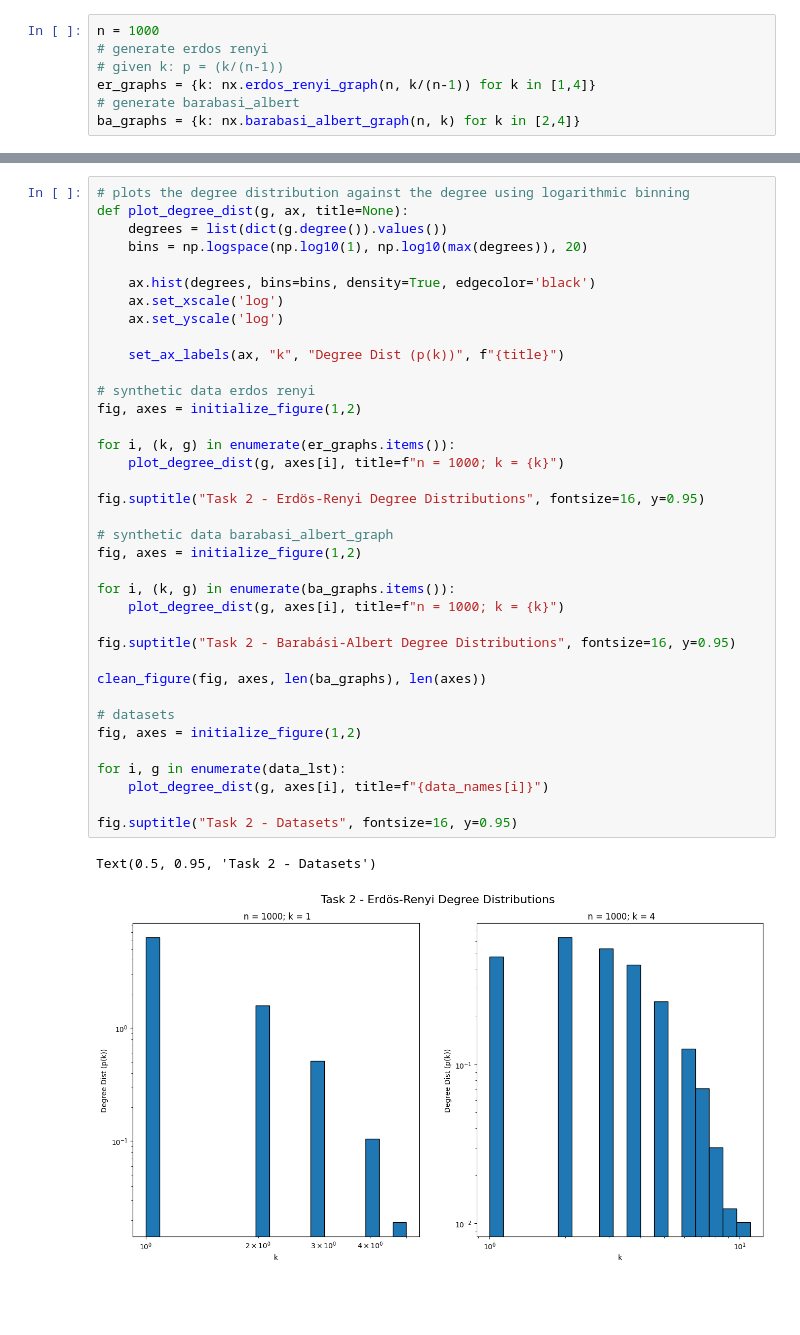
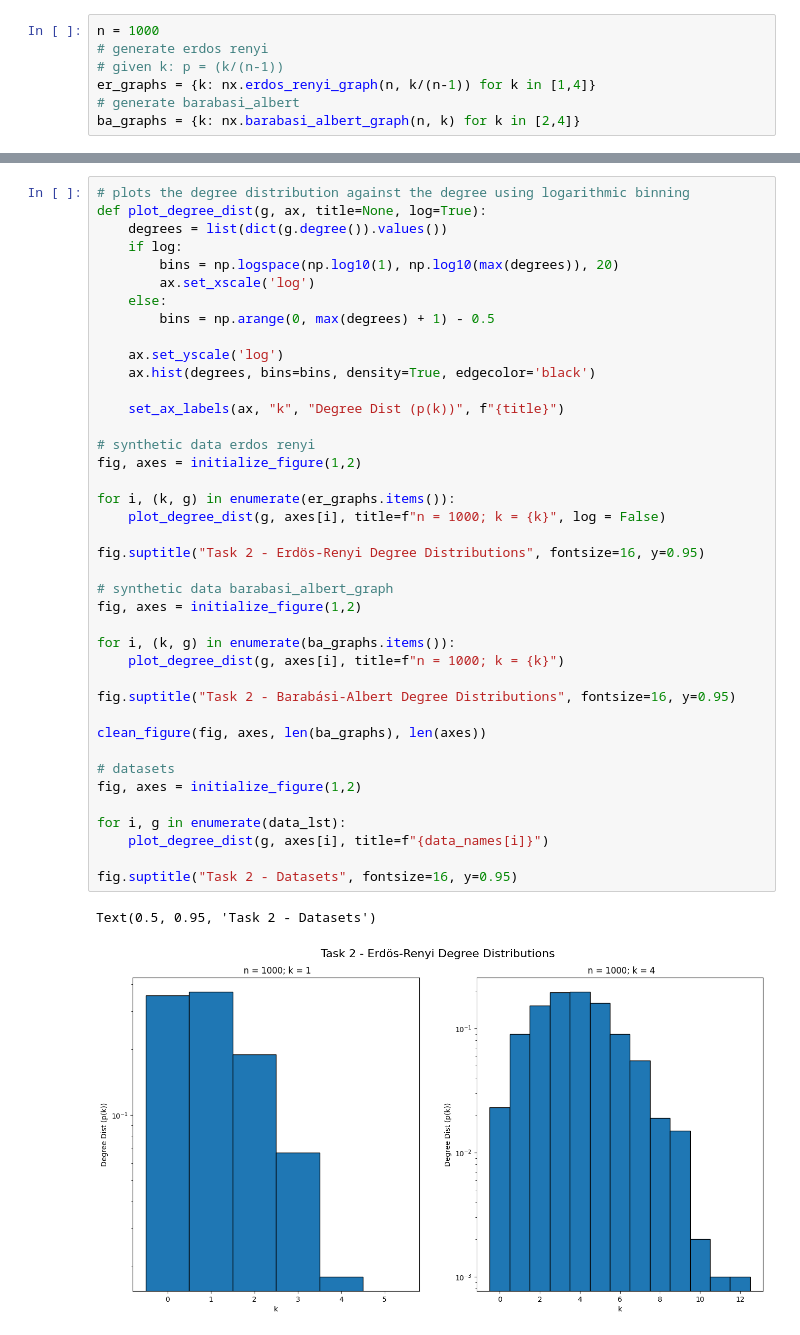
Before and after one commit to eliaswjmuller/HS24_NetworkScience, a Jupyter notebook: A7/HS24_NS_A7_Solutions_Elias_Müller.ipynb, the cells around one changed output, grey strips where cells are left out. Saved outputs shown, nothing was run; the diff lists cells and outputs as text; blank space fills up the shorter version.

```diff
--- a/A7/HS24_NS_A7_Solutions_Elias_Müller.ipynb
+++ b/A7/HS24_NS_A7_Solutions_Elias_Müller.ipynb
@@ -53,40 +57,43 @@ datasets
 # %%
 # plots the degree distribution against the degree using logarithmic binning
-def plot_degree_dist(g, ax, title=None):
+def plot_degree_dist(g, ax, title=None, log=True):
     degrees = list(dict(g.degree()).values())
-    bins = np.logspace(np.log10(1), np.log10(max(degrees)), 20)
+    if log:
+        bins = np.logspace(np.log10(1), np.log10(max(degrees)), 20)
+        ax.set_xscale('log')
+    else:
+        bins = np.arange(0, max(degrees) + 1) - 0.5
 
+    ax.set_yscale('log')
     ax.hist(degrees, bins=bins, density=True, edgecolor='black')
-    ax.set_xscale('log')
-    ax.set_yscale('log')
 
     set_ax_labels(ax, "k", "Degree Dist (p(k))", f"{title}")
 
 # synthetic data erdos renyi
 fig, axes = initialize_figure(1,2)
 
 for i, (k, g) in enumerate(er_graphs.items()):
-    plot_degree_dist(g, axes[i], title=f"n = 1000; k = {k}")
+    plot_degree_dist(g, axes[i], title=f"n = 1000; k = {k}", log = False)
 
 fig.suptitle("Task 2 - Erdös-Renyi Degree Distributions", fontsize=16, y=0.95)
 
 # synthetic data barabasi_albert_graph
 fig, axes = initialize_figure(1,2)
 
 for i, (k, g) in enumerate(ba_graphs.items()):
     plot_degree_dist(g, axes[i], title=f"n = 1000; k = {k}")
 
 fig.suptitle("Task 2 - Barabási-Albert Degree Distributions", fontsize=16, y=0.95)
 
 clean_figure(fig, axes, len(ba_graphs), len(axes))
 
 # datasets
 fig, axes = initialize_figure(1,2)
 
 for i, g in enumerate(data_lst):
     plot_degree_dist(g, axes[i], title=f"{data_names[i]}")
 
 fig.suptitle("Task 2 - Datasets", fontsize=16, y=0.95)
 # %% [output]
 Text(0.5, 0.95, 'Task 2 - Datasets')
-[figure, old version]
+[figure, new version]
```
Also changed, not shown: parts of 9 cells of this notebook.
